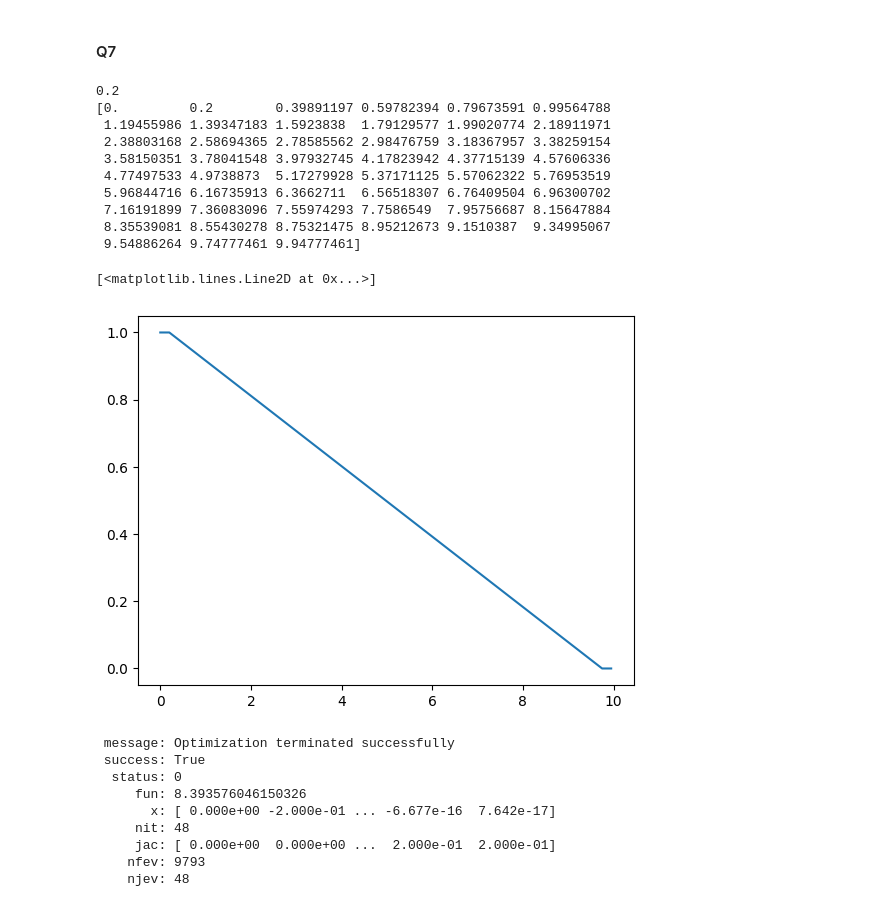
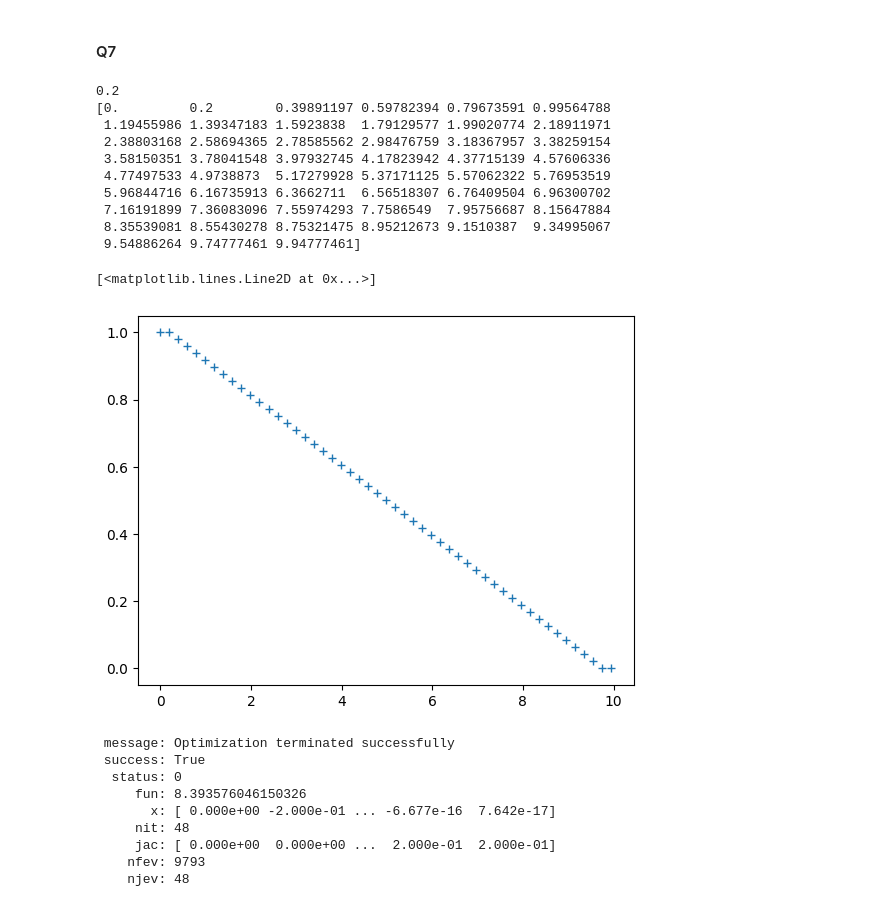
Before and after one commit to leclercrafael/Optim_tuyaux, a Jupyter notebook: projet.ipynb, the cells around one changed output. Cells and saved outputs as stored; diff of their text form; code cells hidden in the pictures.

```diff
--- a/projet.ipynb
+++ b/projet.ipynb
@@ -45,35 +53,35 @@ def ConditionInitDroite(N,ds):
     ##1)on trouve dans un premier temps la condition initiale :
     m=N+(N+1)+(N+1)+(N+1)
     z_0=np.zeros(m) #theta initial est nul
     #en tracant la droite reliant les point (1,0) et l'axe des abscisses en prenant compte des theta initial et final, theta est donc constant
     theta = -np.arcsin(1/((L-2*ds)))
     z_0[2*N+1]=1
     z_0[3*N+2]=1
     for i in range (1,N-1) :
         z_0[i]=theta
     for i in range (N+1,2*N+1):
         z_0[i]=z_0[i-1]+ds*np.cos(z_0[i-(N+1)])
         z_0[i+N+1]=z_0[i+N]+ds*np.sin(z_0[i-(N+1)])
         z_0[i+2*(N+1)]=z_0[i+N+1]
     return z_0
 
 z_0=ConditionInitDroite(N,ds)
 print(thetamax)
 print(z_0[N:2*N+1])
-plt.plot(z_0[N:2*N+1],z_0[2*N+1:3*N+2])
+plt.plot(z_0[N:2*N+1],z_0[2*N+1:3*N+2],"+")
 # %% [output]
 0.2
 [0.         0.2        0.39891197 0.59782394 0.79673591 0.99564788
  1.19455986 1.39347183 1.5923838  1.79129577 1.99020774 2.18911971
  2.38803168 2.58694365 2.78585562 2.98476759 3.18367957 3.38259154
  3.58150351 3.78041548 3.97932745 4.17823942 4.37715139 4.57606336
  4.77497533 4.9738873  5.17279928 5.37171125 5.57062322 5.76953519
  5.96844716 6.16735913 6.3662711  6.56518307 6.76409504 6.96300702
  7.16191899 7.36083096 7.55974293 7.7586549  7.95756687 8.15647884
  8.35539081 8.55430278 8.75321475 8.95212673 9.1510387  9.34995067
  9.54886264 9.74777461 9.94777461]
 [<matplotlib.lines.Line2D at 0x...>]
-[figure, old version]
+[figure, new version]
 # %%
 import numpy as np
 from scipy.optimize import minimize
```
Also changed, not shown: parts of 17 cells of this notebook.
